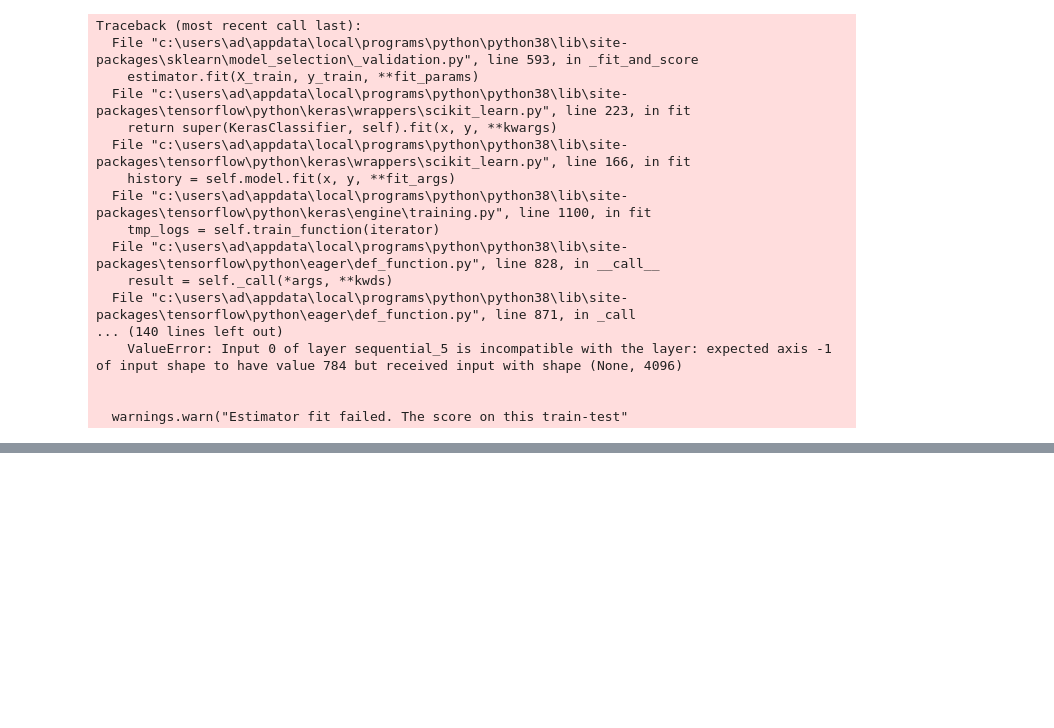
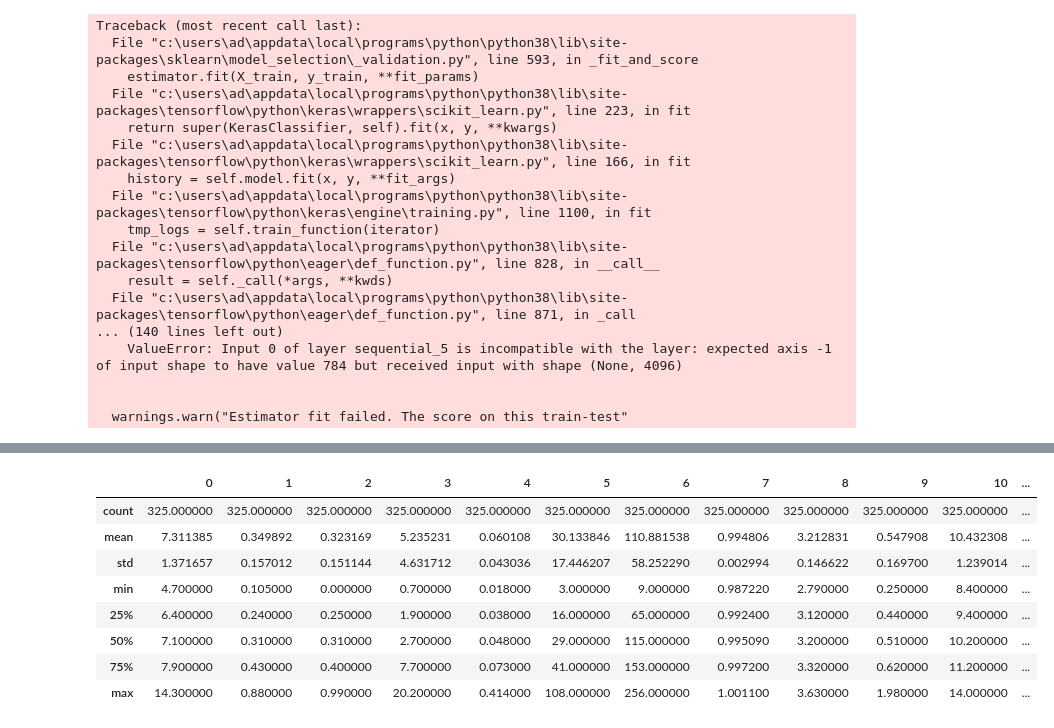
Before and after one commit to minjung7961/deep_start, a Jupyter notebook: Untitled.ipynb, the cells around one changed output, grey strips where cells are left out. Saved outputs shown, nothing was run; the diff lists cells and outputs as text; code cells hidden in the pictures; blank space fills up the shorter version.

```diff
--- a/Untitled.ipynb
+++ b/Untitled.ipynb
@@ -1405,0 +1638,12 @@ Traceback (most recent call last):
+# %%
+df.describe()
+# %% [output]
+|  | 0 | 1 | 2 | 3 | 4 | 5 | 6 | 7 | 8 | 9 | 10 | ... |
+| count | 325.000000 | 325.000000 | 325.000000 | 325.000000 | 325.000000 | 325.000000 | 325.000000 | 325.000000 | 325.000000 | 325.000000 | 325.000000 | ... |
+| mean | 7.311385 | 0.349892 | 0.323169 | 5.235231 | 0.060108 | 30.133846 | 110.881538 | 0.994806 | 3.212831 | 0.547908 | 10.432308 | ... |
+| std | 1.371657 | 0.157012 | 0.151144 | 4.631712 | 0.043036 | 17.446207 | 58.252290 | 0.002994 | 0.146622 | 0.169700 | 1.239014 | ... |
+| min | 4.700000 | 0.105000 | 0.000000 | 0.700000 | 0.018000 | 3.000000 | 9.000000 | 0.987220 | 2.790000 | 0.250000 | 8.400000 | ... |
+| 25% | 6.400000 | 0.240000 | 0.250000 | 1.900000 | 0.038000 | 16.000000 | 65.000000 | 0.992400 | 3.120000 | 0.440000 | 9.400000 | ... |
+| 50% | 7.100000 | 0.310000 | 0.310000 | 2.700000 | 0.048000 | 29.000000 | 115.000000 | 0.995090 | 3.200000 | 0.510000 | 10.200000 | ... |
+| 75% | 7.900000 | 0.430000 | 0.400000 | 7.700000 | 0.073000 | 41.000000 | 153.000000 | 0.997200 | 3.320000 | 0.620000 | 11.200000 | ... |
+| max | 14.300000 | 0.880000 | 0.990000 | 20.200000 | 0.414000 | 108.000000 | 256.000000 | 1.001100 | 3.630000 | 1.980000 | 14.000000 | ... |
```
Also changed, not shown: parts of 63 cells of this notebook, 20 other files.
